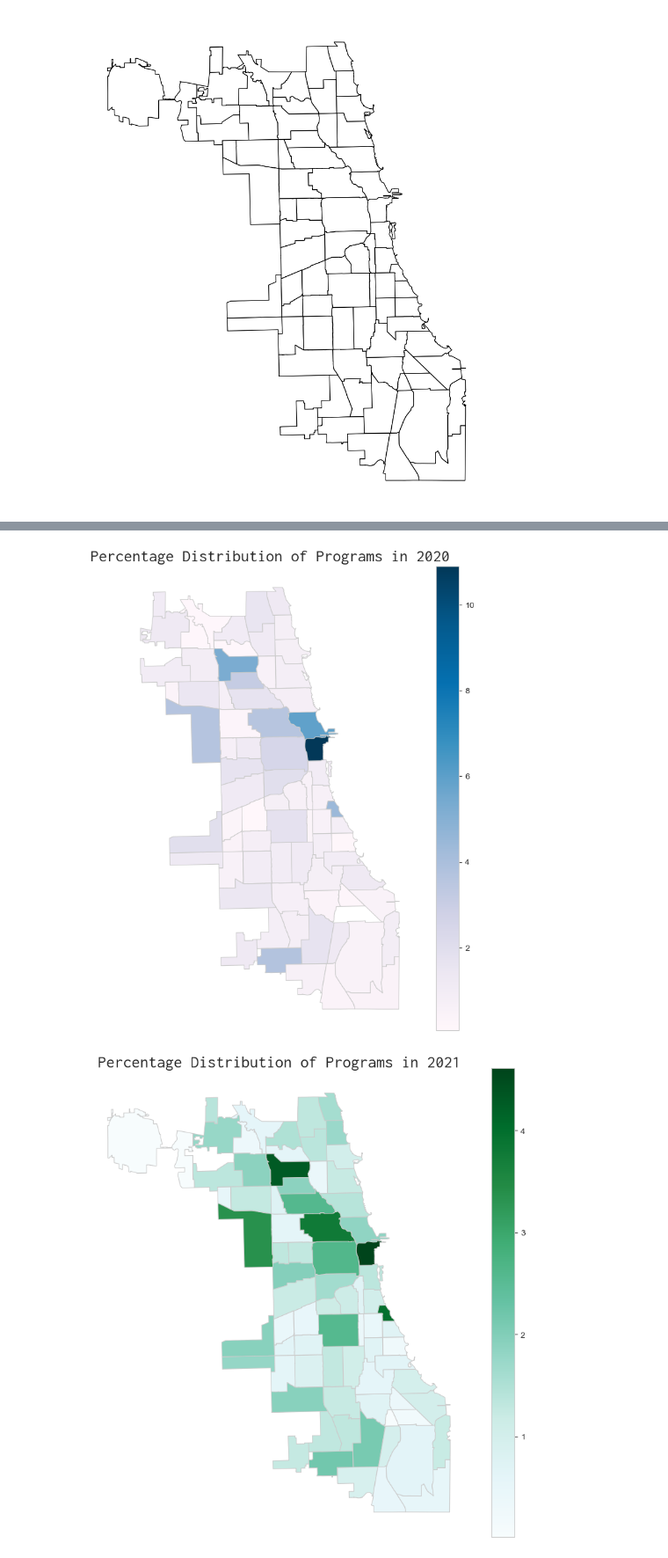
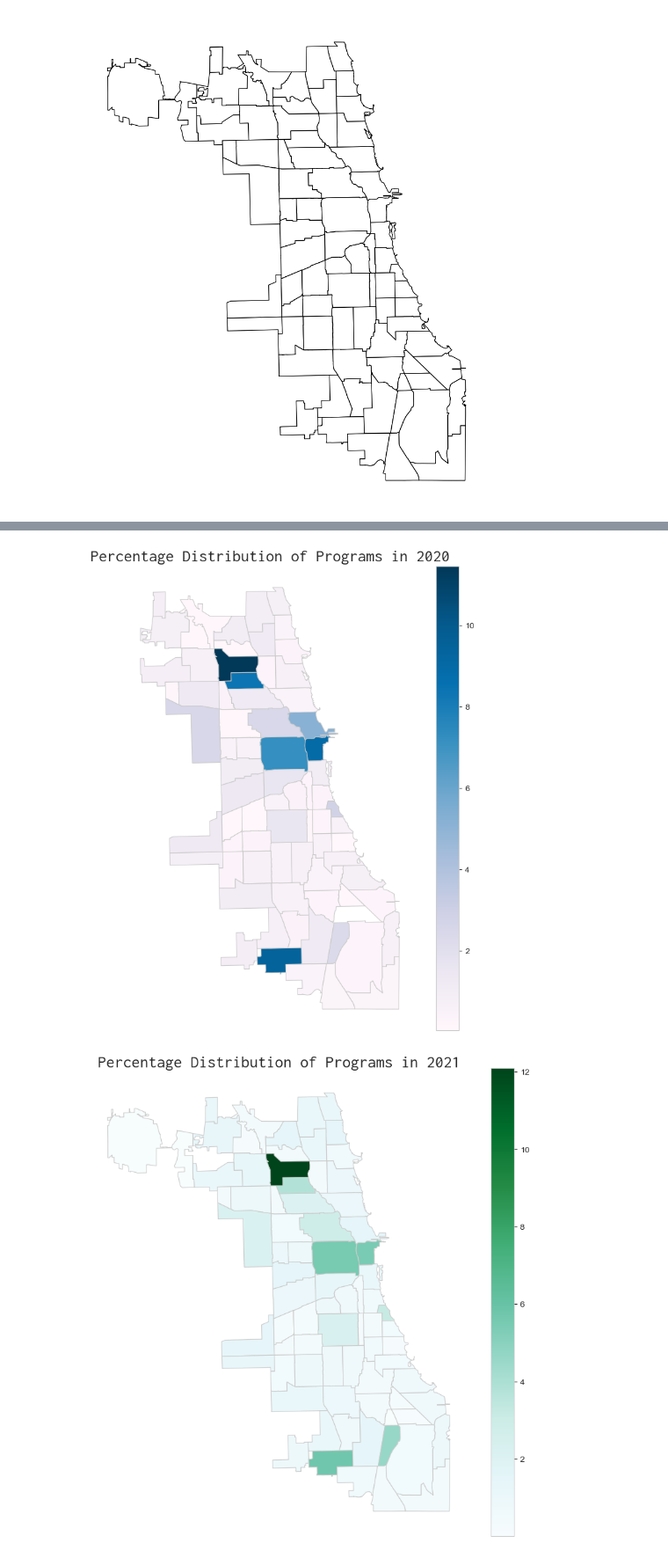
Before and after one commit to ishasharma2/stat390, a Jupyter notebook: eda.ipynb, the cells around one changed output, grey strips where cells are left out. Shown at 88% size. Saved outputs shown, nothing was run; the diff lists cells and outputs as text; code cells hidden in the pictures.

Commit message:
now counting unique 'Id'; changed plots

```diff
--- a/eda.ipynb
+++ b/eda.ipynb
@@ -347,7 +399,7 @@ clean_data_2020 = clean_data[clean_data['Start Date'].dt.year == 2020]
 
 merged_2020 = pd.merge(left=chi_map, right=clean_data_2020, left_on='community', right_on='Geographic Cluster Name')
 
-grouped_2020 = merged_2020.groupby('community')['Program Name'].nunique()
+grouped_2020 = merged_2020.groupby('community')['Id'].nunique()
 
 percentages_2020 = (grouped_2020 / grouped_2020.sum()) * 100
 
@@ -362,31 +414,31 @@ ax.set_title('Percentage Distribution of Programs in 2020', fontdict={'fontsize'
 plt.savefig("plots/2020programs_map.png", dpi=300)
 plt.show()
 # %% [output]
-[figure, old version]
+[figure, new version]
 # %%
 chi_map = gpd.read_file('chi_shapefile/geo_export_ac7aa850-c5f5-48c3-8b86-051ed02f73db.shx')
 
 # filter clean_data for only 2021 start dates
 clean_data_2021 = clean_data[clean_data['Start Date'].dt.year == 2021]
 
 merged_2021 = pd.merge(left=chi_map, right=clean_data_2021, left_on='community', right_on='Geographic Cluster Name')
 
-grouped_2021 = merged_2021.groupby('community')['Program Name'].nunique()
+grouped_2021 = merged_2021.groupby('community')['Id'].nunique()
 
 percentages_2021 = (grouped_2021 / grouped_2021.sum()) * 100
 
 chi_map['Percentage Distribution'] = chi_map['community'].map(percentages_2021)
 
 # plot using seaborn
 sns.set_style("whitegrid")
 fig, ax = plt.subplots(figsize=(10,10))
 chi_map.plot(column='Percentage Distribution', cmap='BuGn', linewidth=0.8, ax=ax, edgecolor='0.8', legend=True)
 ax.set_axis_off()
 ax.set_title('Percentage Distribution of Programs in 2021', fontdict={'fontsize': '20', 'fontweight' : '3', 'fontname':'Inconsolata'})
 plt.savefig("plots/2021programs_map.png", dpi=300)
 plt.show()
 # %% [output]
-[figure, old version]
+[figure, new version]
 # %%
 chi_map = gpd.read_file('chi_shapefile/geo_export_ac7aa850-c5f5-48c3-8b86-051ed02f73db.shx')
 
```
Also changed, not shown: parts of 15 cells of this notebook, 13 other files.
